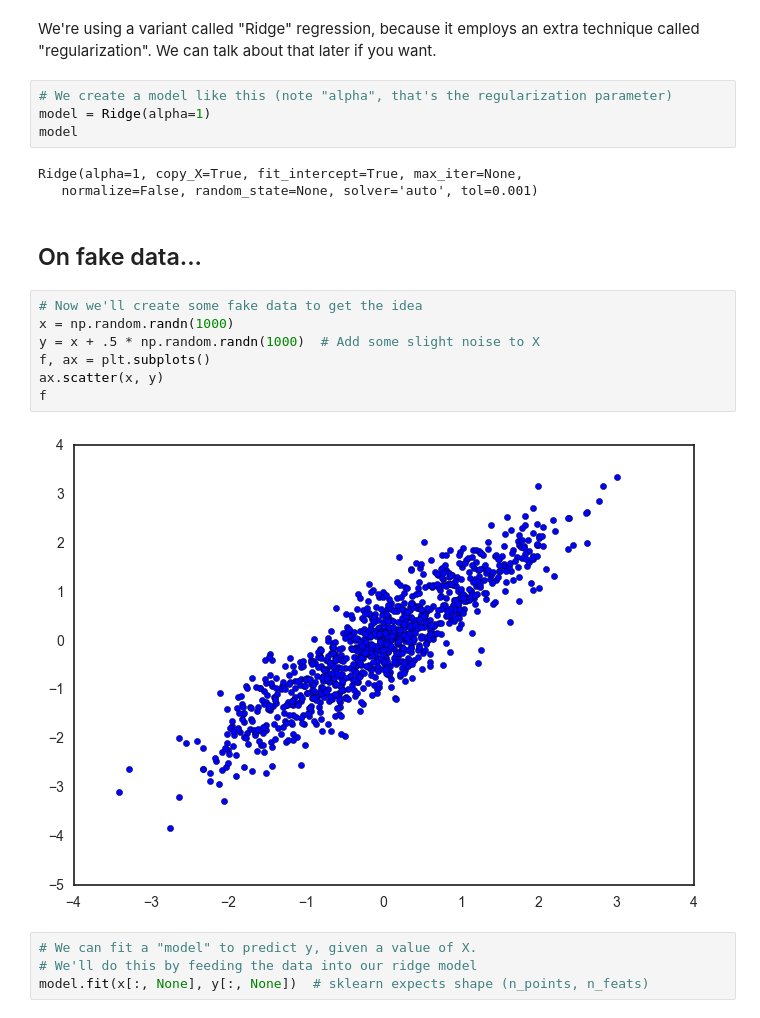
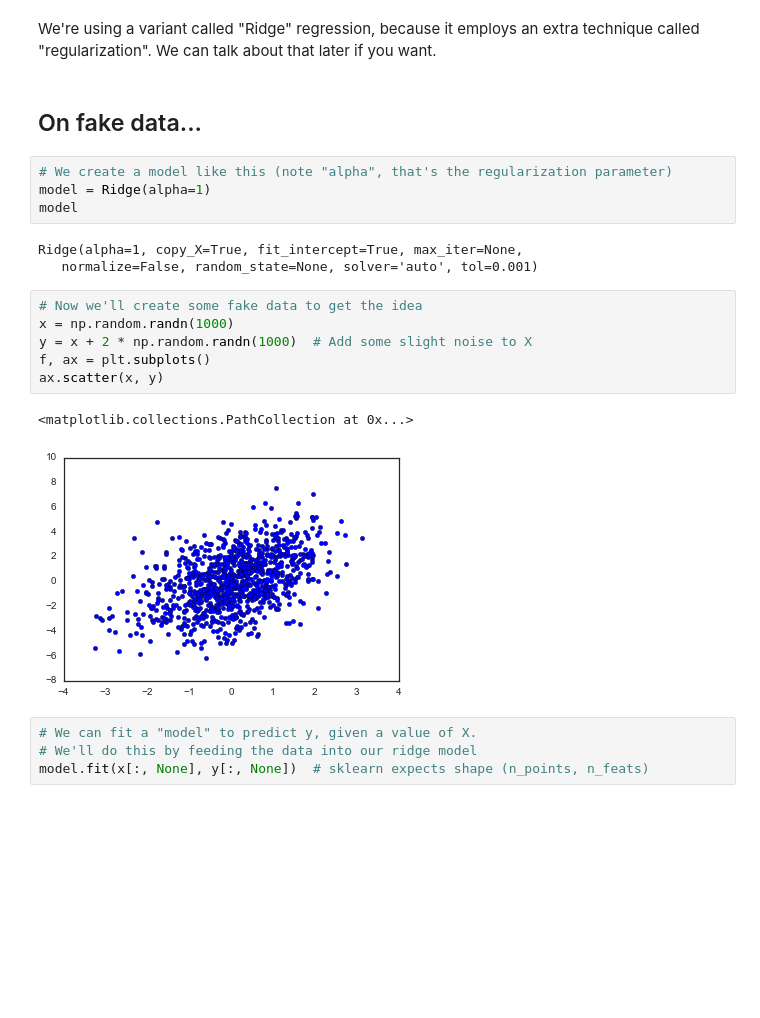
Before and after one commit to choldgraf/write-ups, a Jupyter notebook: neuro/ecog/Encoding Models.ipynb, the cells around one changed output. Cells and saved outputs as stored; diff of their text form; blank space fills up the shorter version.

```diff
--- a/neuro/ecog/Encoding Models.ipynb
+++ b/neuro/ecog/Encoding Models.ipynb
@@ -166,6 +170,8 @@ For example, we're going to predict activity of high-gamma amplitude. In extract
 from sklearn.linear_model import Ridge
 # %% [markdown]
 We're using a variant called "Ridge" regression, because it employs an extra technique called "regularization". We can talk about that later if you want.
+# %% [markdown]
+## On fake data...
 # %%
 # We create a model like this (note "alpha", that's the regularization parameter)
 model = Ridge(alpha=1)
@@ -173,17 +179,15 @@ model
 # %% [output]
 Ridge(alpha=1, copy_X=True, fit_intercept=True, max_iter=None,
    normalize=False, random_state=None, solver='auto', tol=0.001)
-# %% [markdown]
-## On fake data...
 # %%
 # Now we'll create some fake data to get the idea
 x = np.random.randn(1000)
-y = x + .5 * np.random.randn(1000)  # Add some slight noise to X
+y = x + 2 * np.random.randn(1000)  # Add some slight noise to X
 f, ax = plt.subplots()
 ax.scatter(x, y)
-f
 # %% [output]
+<matplotlib.collections.PathCollection at 0x...>
-[figure, old version]
+[figure, new version]
 # %%
 # We can fit a "model" to predict y, given a value of X.
 # We'll do this by feeding the data into our ridge model
```
Also changed, not shown: parts of 42 cells of this notebook.
